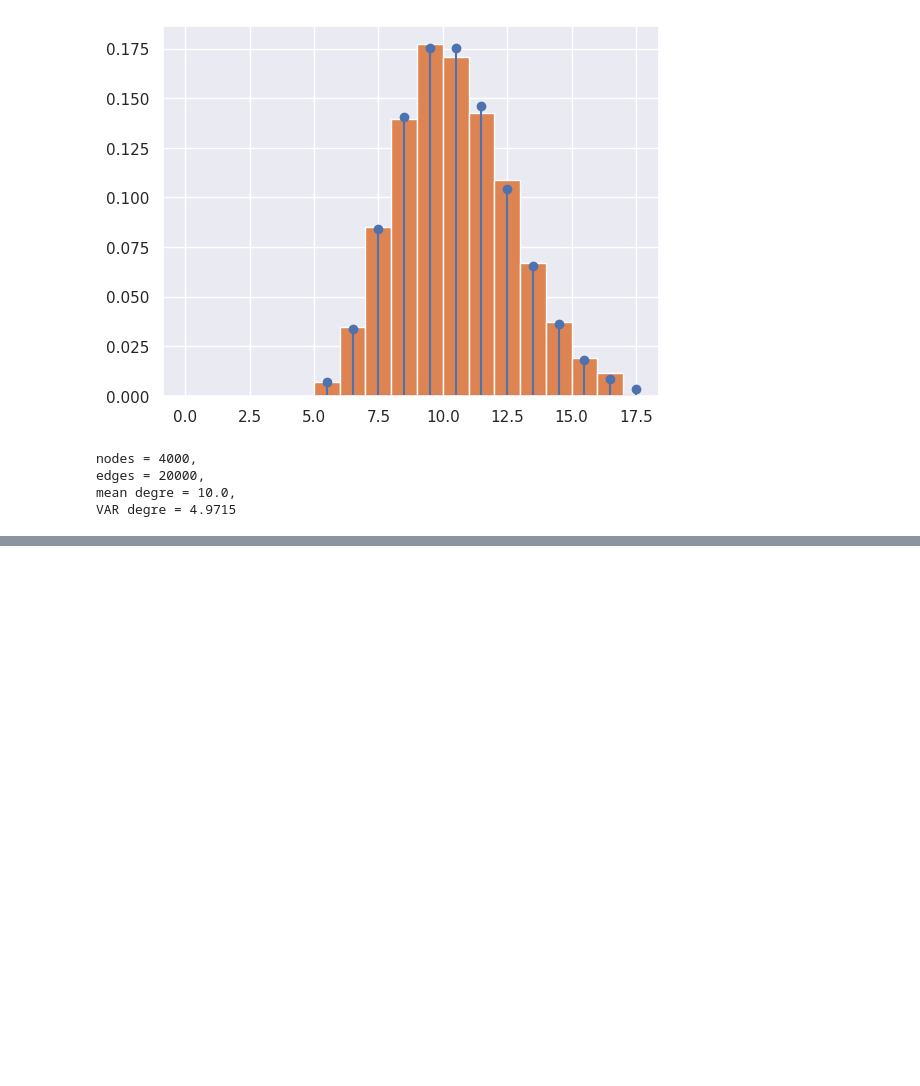
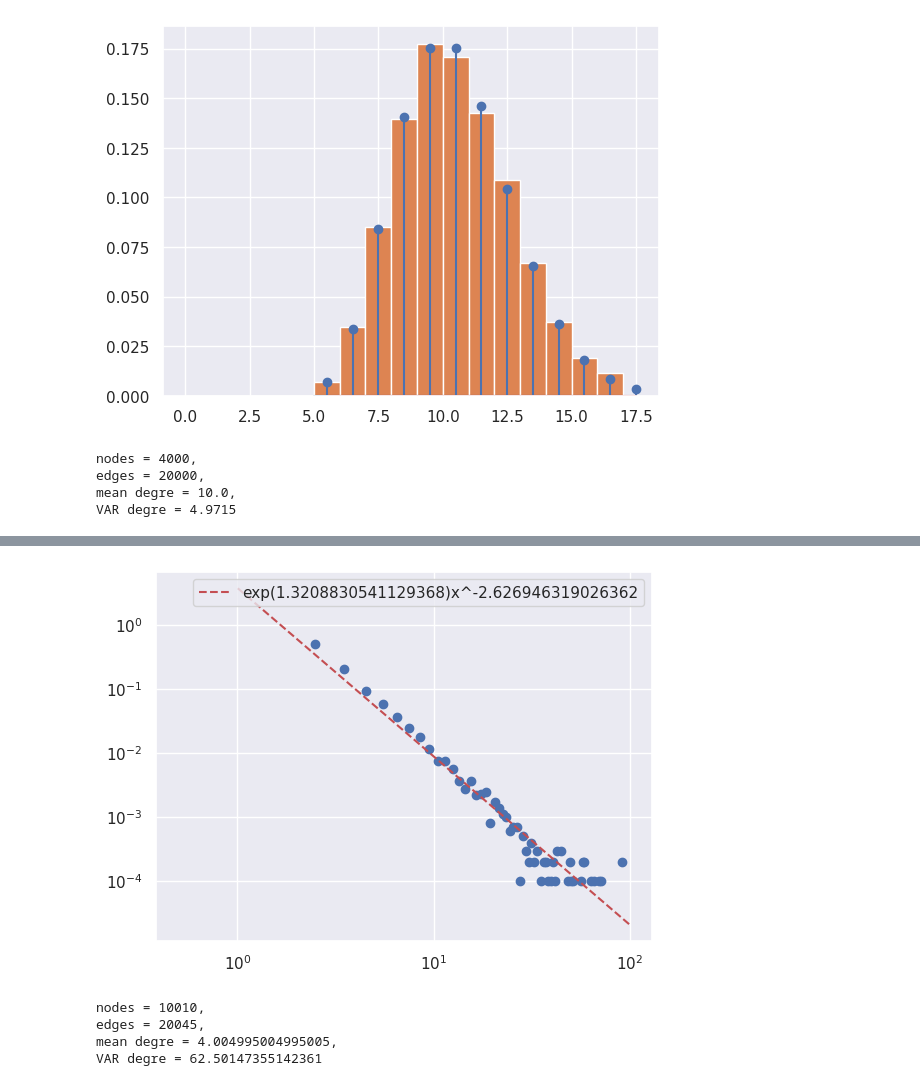
Before and after one commit to meluzyn100/DPOCN, a Jupyter notebook: labs/list3/list3_1.ipynb, the cells around one changed output, grey strips where cells are left out. Drawn from its saved outputs; the diff is of its cells as text; code cells hidden in the pictures; blank space fills up the shorter version.

```diff
--- a/labs/list3/list3_1.ipynb
+++ b/labs/list3/list3_1.ipynb
@@ -145,0 +232,33 @@ VAR degre = 4.9715
+# %%
+bins_mean = [0.5 * (bins[i] + bins[i+1]) for i in range(len(n))]
+tail = 100
+bins_mean_tail = bins_mean[:tail]
+n_tail = n[:tail]
+
+plt.scatter(bins_mean_tail, n_tail)
+ln_bins_mean_tail = np.log(bins_mean_tail)
+ln_n_tail = np.log(n_tail)
+idx = np.isfinite(ln_bins_mean_tail) & np.isfinite( ln_n_tail )
+
+a,b = np.polyfit(ln_bins_mean_tail[idx], ln_n_tail[idx], 1)
+xs = np.linspace(0,max(bins_mean_tail),100)
+ys = np.exp(b)*xs**a
+plt.plot(xs, ys, "r--" , label = f"exp({b})x^{a}")
+
+plt.xscale("log")
+plt.yscale("log")
+plt.legend()
+plt.show()
+# %% [output]
+[figure, added]
+# %%
+print(f"""
+nodes = {len(g3.nodes)},
+edges = {len(g3.edges)},
+mean degre = {np.mean(degree_sequence)},
+VAR degre = {np.var(degree_sequence)}""")
+# %% [output]
+nodes = 10010,
+edges = 20045,
+mean degre = 4.004995004995005,
+VAR degre = 62.50147355142361
```
Also changed, not shown: parts of 3 cells of this notebook.
